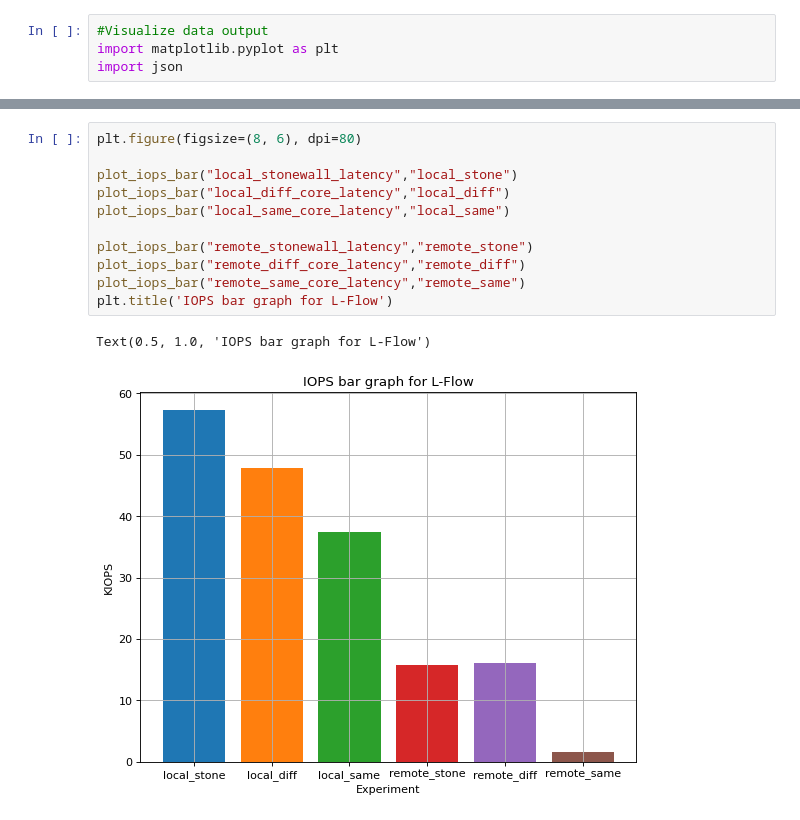
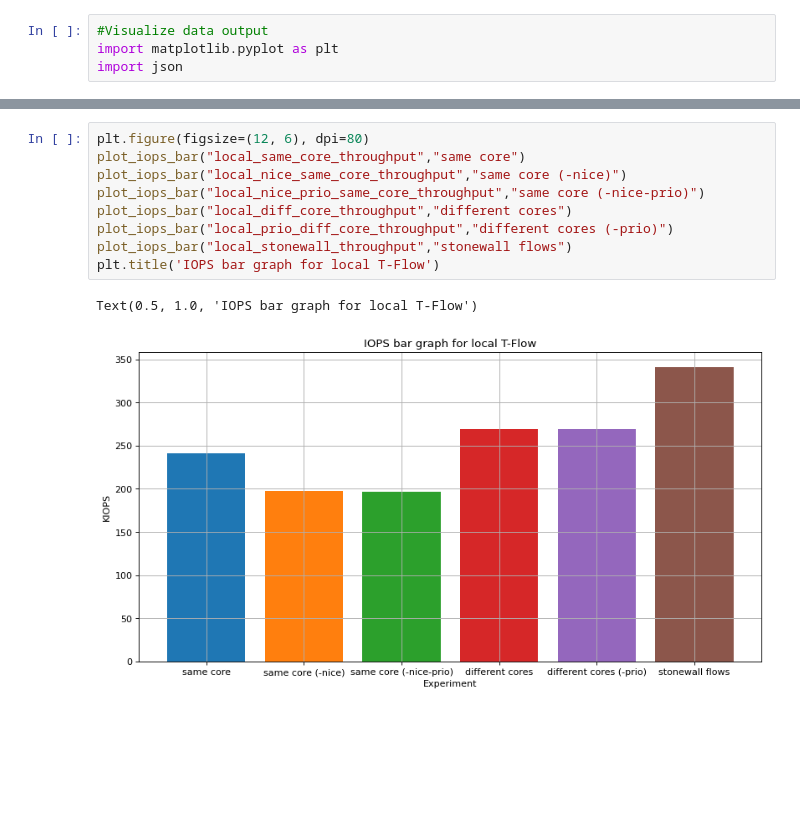
Before and after one commit to bergstartup/master-thesis, a Jupyter notebook: observations/visualizer.ipynb, the cells around one changed output, grey strips where cells are left out. Drawn from its saved outputs; the diff is of its cells as text; blank space fills up the shorter version.

```diff
--- a/observations/visualizer.ipynb
+++ b/observations/visualizer.ipynb
@@ -111,15 +149,13 @@ Text(0.5, 1.0, 'Latency bar graph for L-Flow')
 # %%
-plt.figure(figsize=(8, 6), dpi=80)
-
-plot_iops_bar("local_stonewall_latency","local_stone")
-plot_iops_bar("local_diff_core_latency","local_diff")
-plot_iops_bar("local_same_core_latency","local_same")
-
-plot_iops_bar("remote_stonewall_latency","remote_stone")
-plot_iops_bar("remote_diff_core_latency","remote_diff")
-plot_iops_bar("remote_same_core_latency","remote_same")
-plt.title('IOPS bar graph for L-Flow')
+plt.figure(figsize=(12, 6), dpi=80)
+plot_iops_bar("local_same_core_throughput","same core")
+plot_iops_bar("local_nice_same_core_throughput","same core (-nice)")
+plot_iops_bar("local_nice_prio_same_core_throughput","same core (-nice-prio)")
+plot_iops_bar("local_diff_core_throughput","different cores")
+plot_iops_bar("local_prio_diff_core_throughput","different cores (-prio)")
+plot_iops_bar("local_stonewall_throughput","stonewall flows")
+plt.title('IOPS bar graph for local T-Flow')
 # %% [output]
-Text(0.5, 1.0, 'IOPS bar graph for L-Flow')
+Text(0.5, 1.0, 'IOPS bar graph for local T-Flow')
-[figure, old version]
+[figure, new version]
 # %%
```
Also changed, not shown: parts of 17 cells of this notebook, 16 other files.
